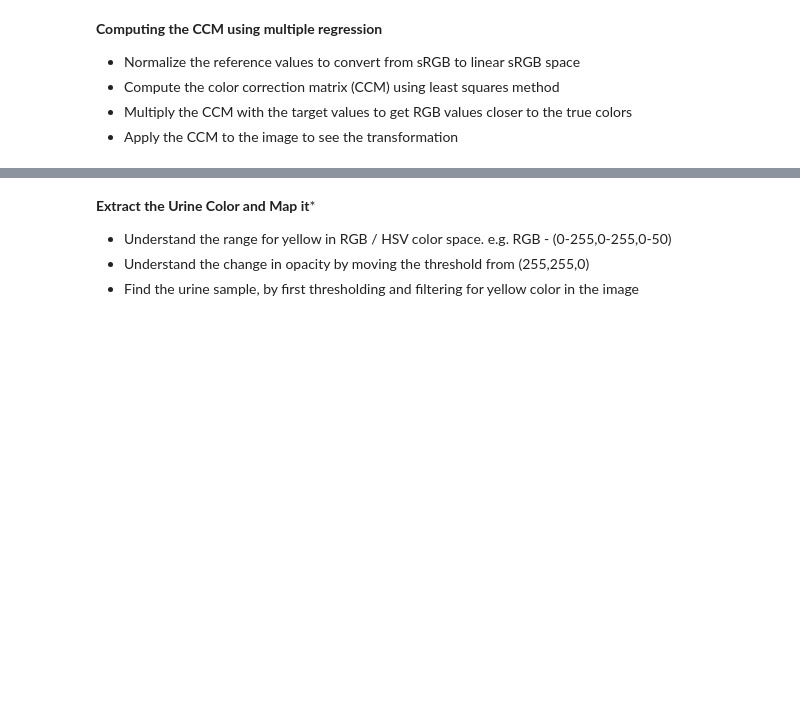
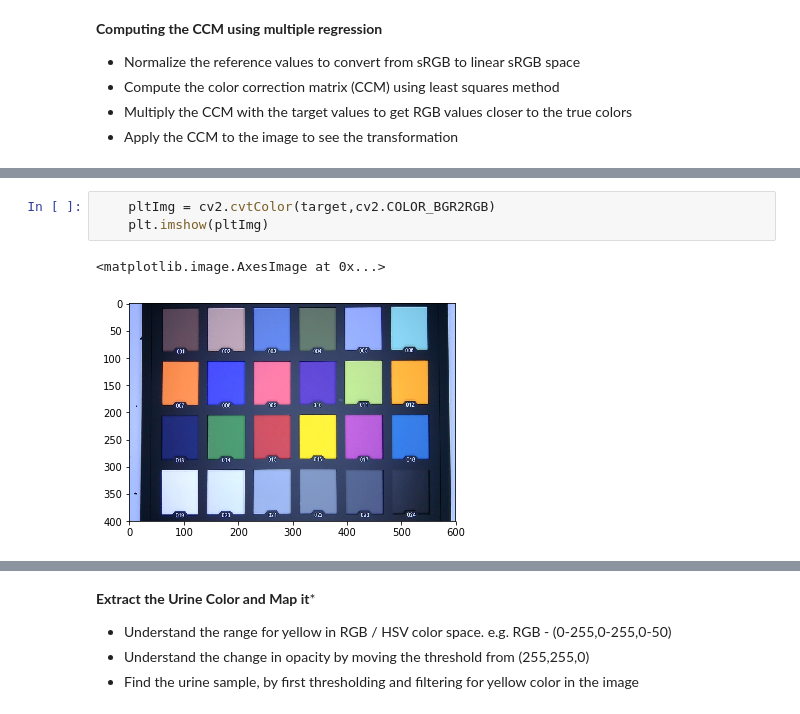
Before and after one commit to swedwi/Urine-Analysis, a Jupyter notebook: Color Correction - Urine.ipynb, the cells around one changed output, grey strips where cells are left out. Drawn from its saved outputs; the diff is of its cells as text; blank space fills up the shorter version.

```diff
--- a/Color Correction - Urine.ipynb
+++ b/Color Correction - Urine.ipynb
@@ -374,0 +430,6 @@ The difference value 8.620871303831514
+# %%
+    pltImg = cv2.cvtColor(target,cv2.COLOR_BGR2RGB)
+    plt.imshow(pltImg)
+# %% [output]
+<matplotlib.image.AxesImage at 0x...>
+[figure, added]
```
Also changed, not shown: parts of 16 cells of this notebook, 1 other file.
